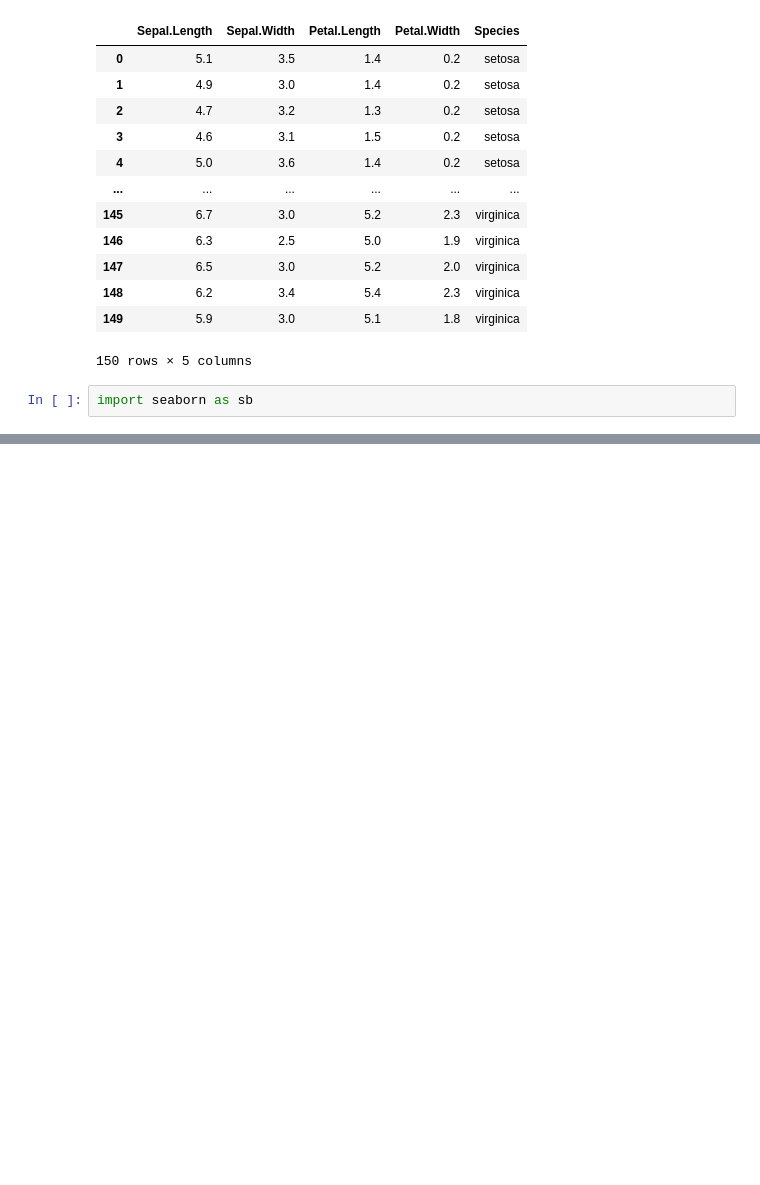
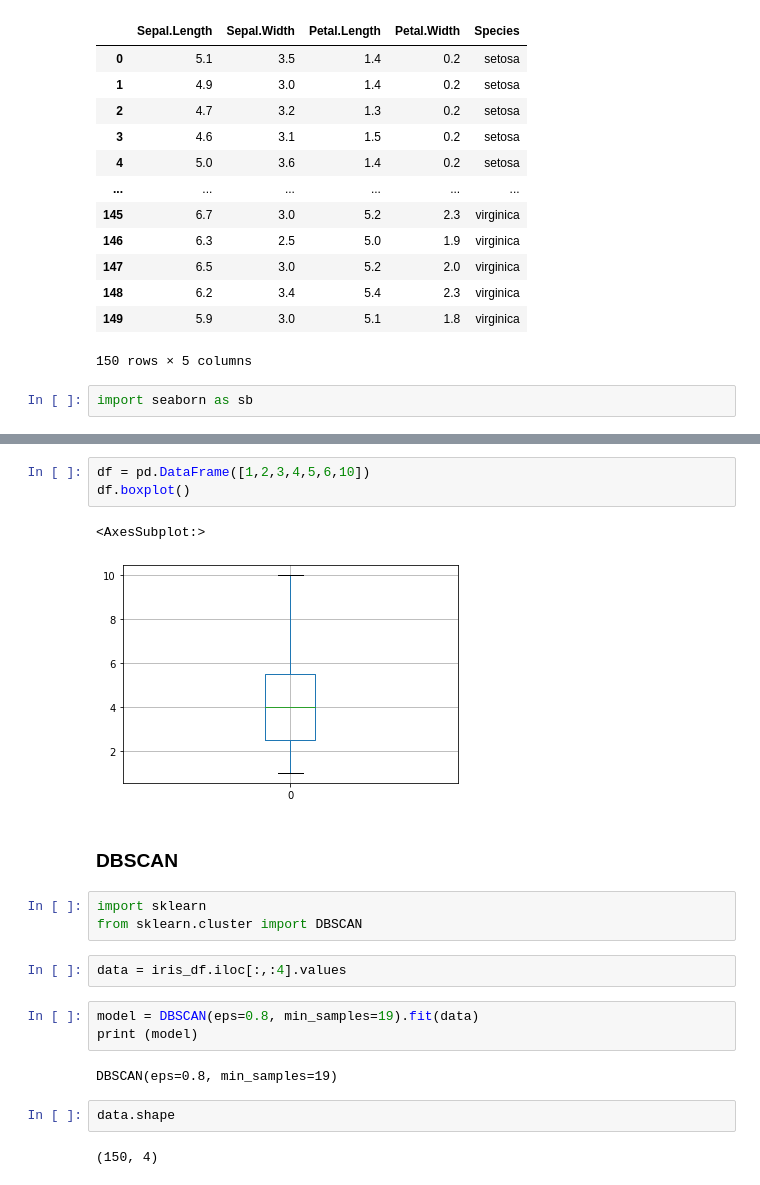
Before and after one commit to pankajsoni22/machine-learning-mastery, a Jupyter notebook: Outliers.ipynb, the cells around one changed output, grey strips where cells are left out. Saved outputs shown, nothing was run; the diff lists cells and outputs as text; blank space fills up the shorter version.

Commit message:
Outlier Detection jusing DBSCAN

```diff
--- a/Outliers.ipynb
+++ b/Outliers.ipynb
@@ -63,0 +78,22 @@ sb.boxplot(x='Species', y='Sepal.Length', data=iris_df, palette='hls')
+# %%
+df = pd.DataFrame([1,2,3,4,5,6,10])
+df.boxplot()
+# %% [output]
+<AxesSubplot:>
+[figure, added]
+# %% [markdown]
+### DBSCAN
+# %%
+import sklearn
+from sklearn.cluster import DBSCAN
+# %%
+data = iris_df.iloc[:,:4].values
+# %%
+model = DBSCAN(eps=0.8, min_samples=19).fit(data)
+print (model)
+# %% [output]
+DBSCAN(eps=0.8, min_samples=19)
+# %%
+data.shape
+# %% [output]
+(150, 4)
```
Also changed, not shown: parts of 31 cells of this notebook.
